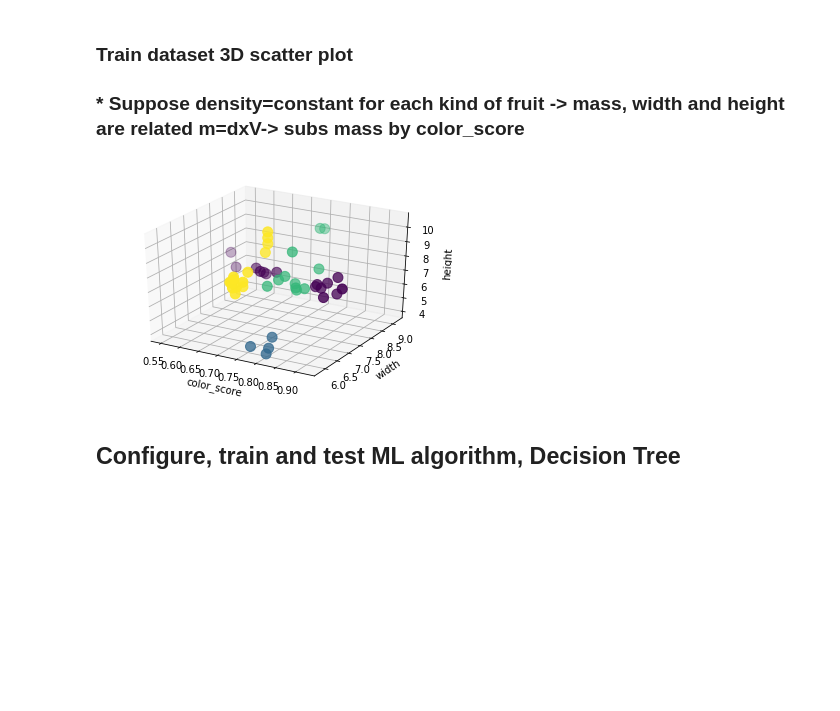
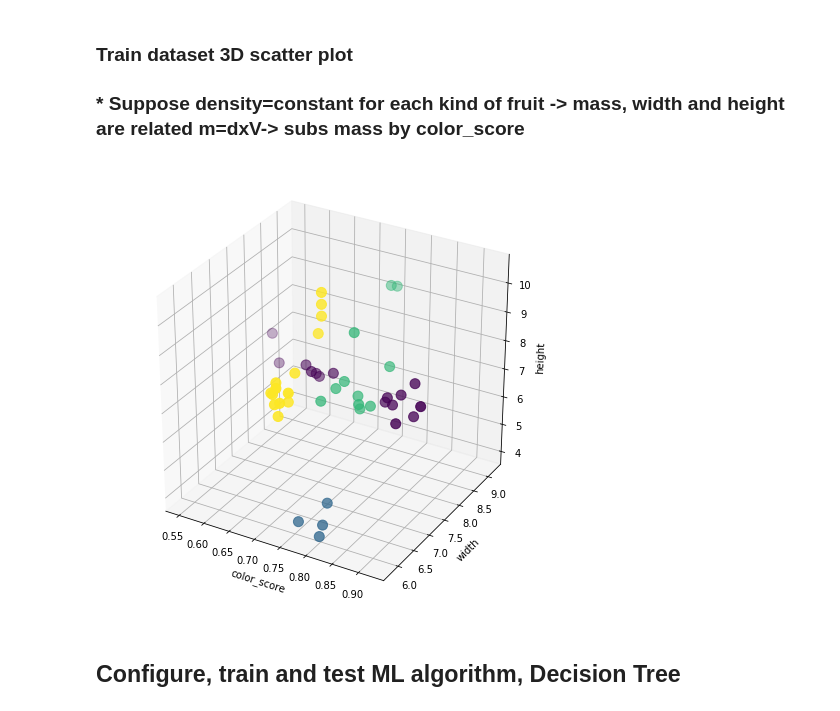
Before and after one commit to bchardim/python-ml, a Jupyter notebook: fruit_class/scripts/fruit_tree_classifier.ipynb, the cells around one changed output. Saved outputs shown, nothing was run; the diff lists cells and outputs as text; code cells hidden in the pictures; blank space fills up the shorter version.

```diff
--- a/fruit_class/scripts/fruit_tree_classifier.ipynb
+++ b/fruit_class/scripts/fruit_tree_classifier.ipynb
@@ -64,15 +64,15 @@ X_train, X_test, y_train, y_test = train_test_split(X, y, random_state=0)
 # %%
 from mpl_toolkits.mplot3d import Axes3D
 
-fig = plt.figure()
+fig = plt.figure(figsize=(8,8))
 ax = fig.add_subplot(111, projection = '3d')
 ax.scatter(X_train['color_score'], X_train['width'], X_train['height'], c = y_train, marker = 'o', s=100)
 ax.set_xlabel('color_score')
 ax.set_ylabel('width')
 ax.set_zlabel('height')
 plt.show()
 # %% [output]
-[figure, old version]
+[figure, new version]
 # %% [markdown]
 ## Configure, train and test ML algorithm, Decision Tree
 # %% [markdown]
```
Also changed, not shown: parts of 10 cells of this notebook, 2 other files.
